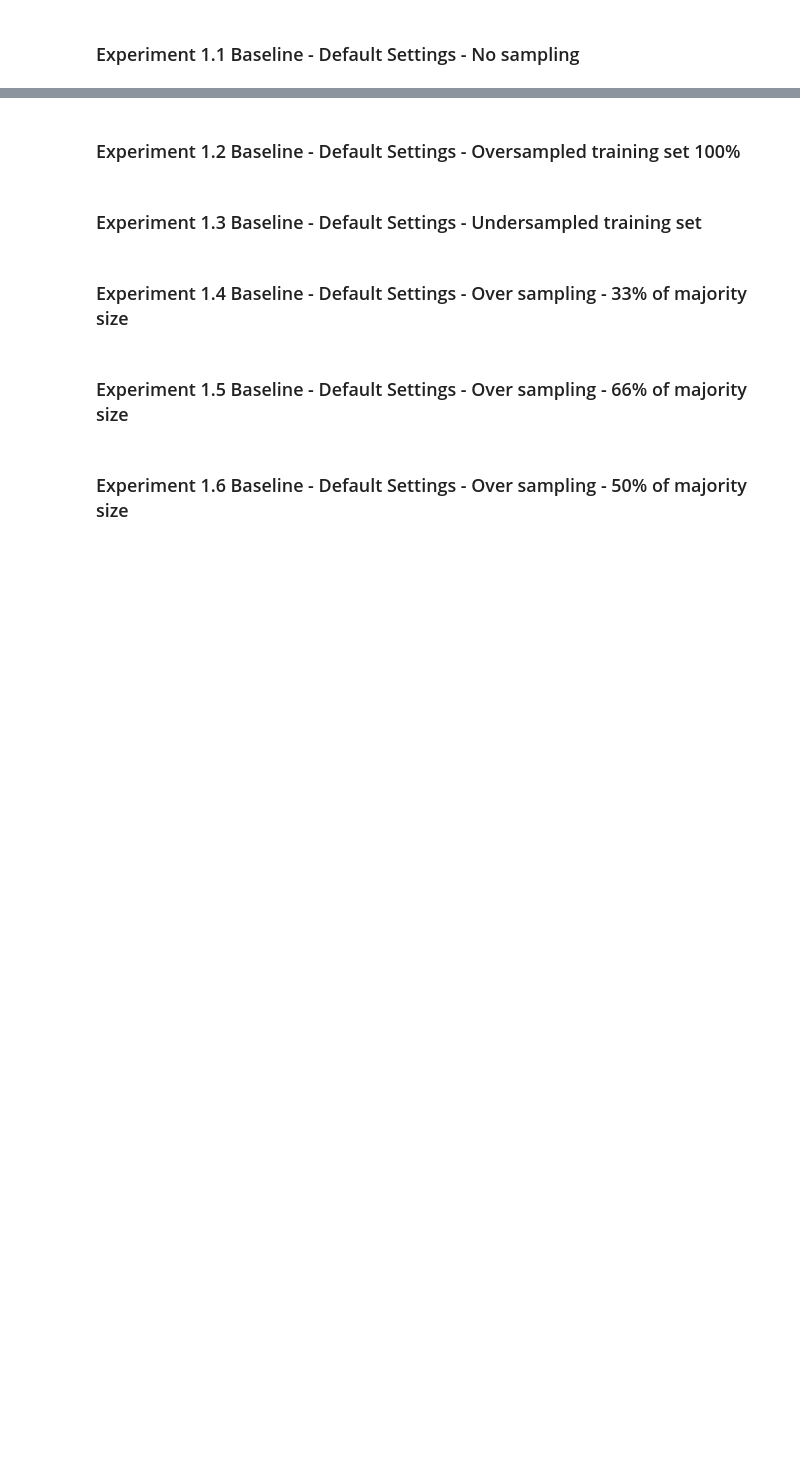
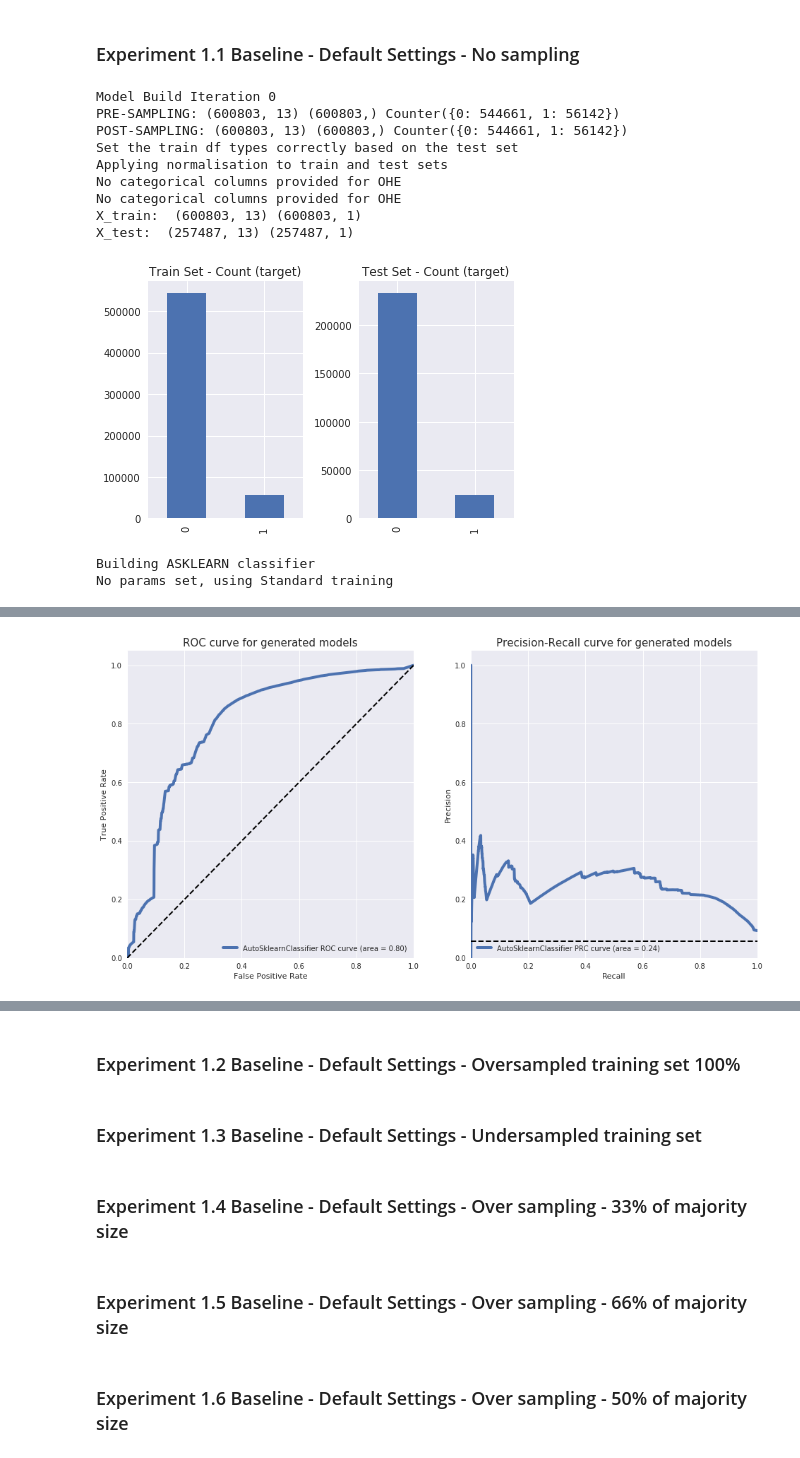
Before and after one commit to d18124313/dissertation, a Jupyter notebook: Approach 4 - WSDM Churn Basic - Autosklearn Default .ipynb, the cells around one changed output, grey strips where cells are left out. Drawn from its saved outputs; the diff is of its cells as text; code cells hidden in the pictures; blank space fills up the shorter version.

```diff
--- a/Approach 4 - WSDM Churn Basic - Autosklearn Default .ipynb
+++ b/Approach 4 - WSDM Churn Basic - Autosklearn Default .ipynb
@@ -57,3 +65,29 @@ SCORING_METRIC = None
+# %%
+RANDOM_STATE = 42
+CV_ITER = 3
+SCORING_METRIC = autosklearn.metrics.recall
+
+## Set the list of the categorical columns in the dataset
+cat_col = ['city', 'registered_via', 'payment_method_id_mode']
+
+df_cols = X_train.columns
+feat_types =  ['Categorical' if col in cat_col else 'Numerical' for col in df_cols]
+
+## Each entry in the list is a Tuple of
+##   [ModelName, Model, HyperParams, ScoringMetric]
+
+classifiers = [
+        ('ASKLEARN',
+         autosklearn.classification.AutoSklearnClassifier(
+                time_left_for_this_task=int(3600*.25),
+                n_jobs=8,
+                include_estimators=["random_forest", "decision_tree", "adaboost", "gaussian_nb",
+                                    "liblinear_svc", "xgradient_boosting"],
+                exclude_estimators=None,
+                include_preprocessors=["no_preprocessing", ],
+                exclude_preprocessors=None), {},
+         SCORING_METRIC)
+]
 # %%
 all_metrics = pd.DataFrame()
 all_metrics
@@ -69,15 +95,0 @@ import sklearn.metrics
-# %%
-X_train, X_test, y_train, y_test = \
-            prepare_train_test_split(base_dataset,
-                                     base_dataset.columns.get_loc("is_churn"),
-                                     sampler = DummySampler(),
-                                     split_ratio = 0.7,
-                                     r_state = RANDOM_STATE,
-                                     cat_col = ['city','registered_via'])
-
-plt.subplot(1, 2, 1)
-y_train.is_churn.value_counts().plot(kind='bar', title='Train Set - Count (target)')
-plt.subplot(1, 2, 2)
-y_test.is_churn.value_counts().plot(kind='bar', title='Test Set - Count (target)')
-plt.tight_layout()
-plt.show()
@@ -100,8 +98,22 @@ automl.sprint_statistics()
 # %%
 %%time
 
 sampler = ('None', DummySampler())
 
-exp_metrics = perform_experiment(base_dataset, classifiers, sampler, 1, RANDOM_STATE, cv_iter=CV_ITER)
+exp_metrics = perform_experiment(X_train, X_test, y_train, y_test, classifiers, sampler, 1,
+                                 RANDOM_STATE, cv_iter=None, cat_col = None, feat_defs = feat_types)
 
 all_metrics = all_metrics.append(exp_metrics)
+# %% [output]
+Model Build Iteration 0
+PRE-SAMPLING: (600803, 13) (600803,) Counter({0: 544661, 1: 56142})
+POST-SAMPLING: (600803, 13) (600803,) Counter({0: 544661, 1: 56142})
+Set the train df types correctly based on the test set
+Applying normalisation to train and test sets
+No categorical columns provided for OHE
+No categorical columns provided for OHE
+X_train:  (600803, 13) (600803, 1)
+X_test:  (257487, 13) (257487, 1)
+[figure, added]
+Building ASKLEARN classifier
+No params set, using Standard training
@@ -107,0 +131 @@ all_metrics = all_metrics.append(exp_metrics)
+[figure, added]
```
Also changed, not shown: parts of 14 cells of this notebook, 7 other files.
